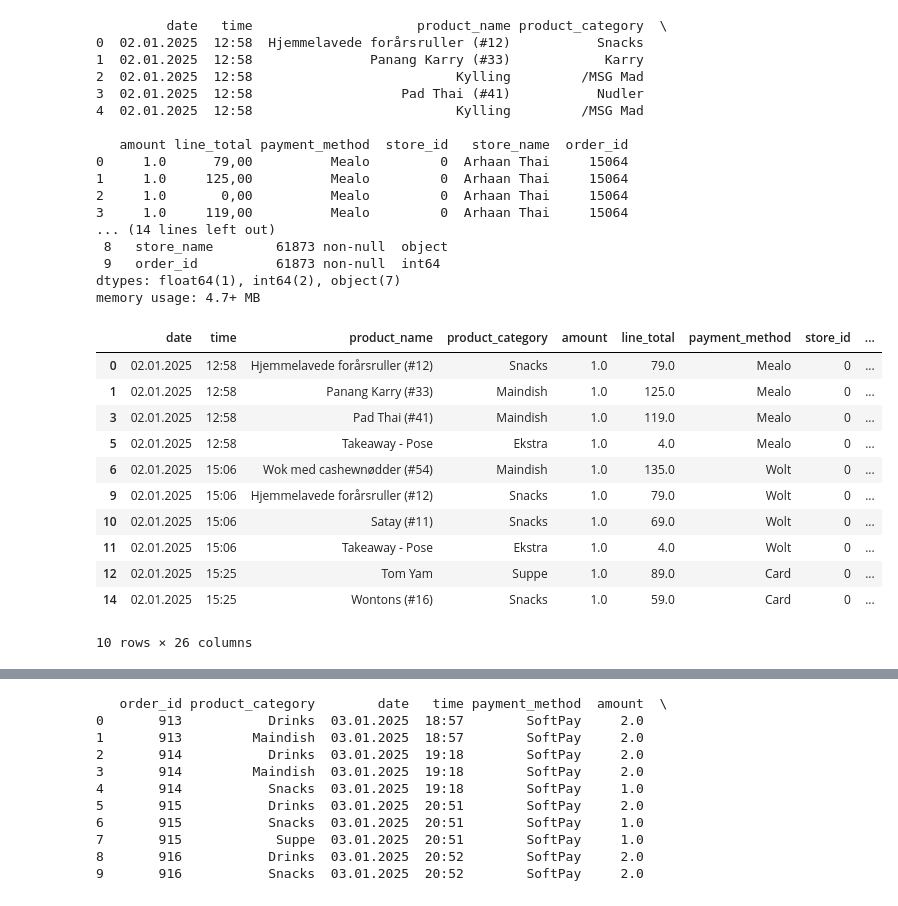
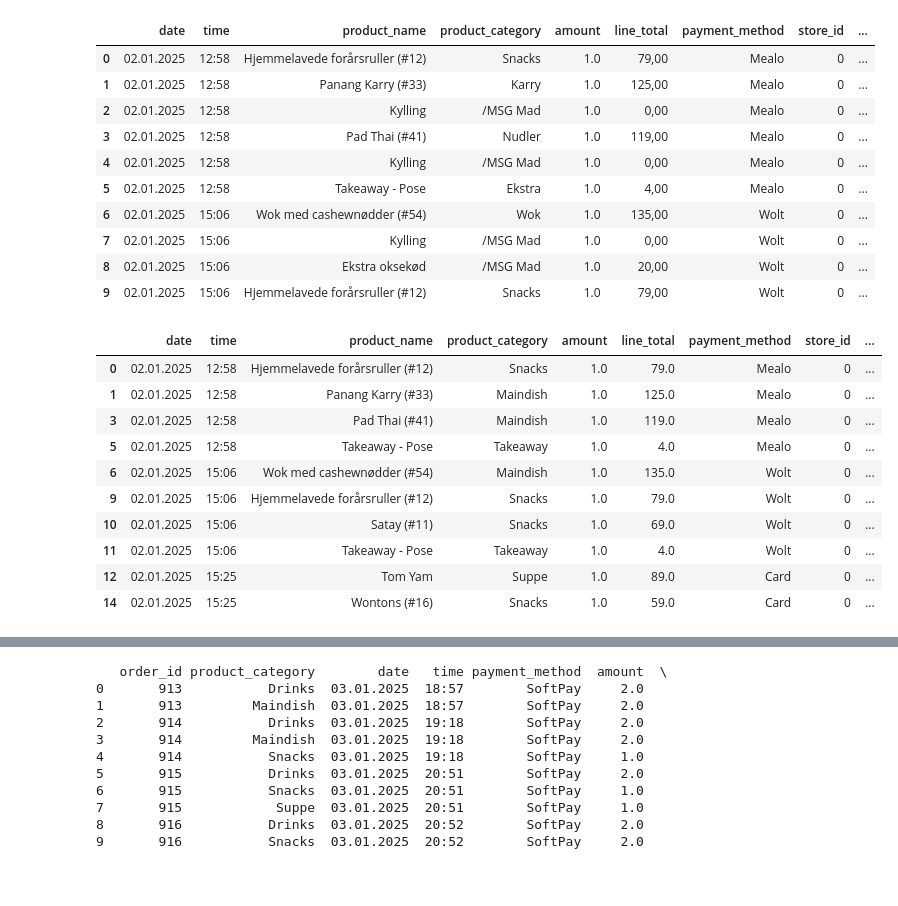
Before and after one commit to AndyTheDragon/dat4bi_examproject, a Jupyter notebook: data_engineering.ipynb, the cells around one changed output, grey strips where cells are left out. Saved outputs shown, nothing was run; the diff lists cells and outputs as text; code cells hidden in the pictures.

Commit message:
wrangled data to a point where all is numbers except weekdays

```diff
--- a/data_engineering.ipynb
+++ b/data_engineering.ipynb
@@ -2,53 +2,48 @@
 import pandas as pd
 names = ['date', 'time', 'product_name', 'product_category', 'amount', 'line_total', 'payment_method', 'store_id', 'store_name', 'order_id']
 df = pd.read_csv('data/sales_data_1.csv', delimiter='\t', names=names)
-print(df.head(5))
-df.info()
+df.head(10)
 # %% [output]
-         date   time                     product_name product_category  \
-0  02.01.2025  12:58  Hjemmelavede forårsruller (#12)           Snacks
-1  02.01.2025  12:58               Panang Karry (#33)            Karry
-2  02.01.2025  12:58                          Kylling         /MSG Mad
-3  02.01.2025  12:58                   Pad Thai (#41)           Nudler
-4  02.01.2025  12:58                          Kylling         /MSG Mad
-
-   amount line_total payment_method  store_id   store_name  order_id
-0     1.0      79,00          Mealo         0  Arhaan Thai     15064
-1     1.0     125,00          Mealo         0  Arhaan Thai     15064
-2     1.0       0,00          Mealo         0  Arhaan Thai     15064
-3     1.0     119,00          Mealo         0  Arhaan Thai     15064
-... (14 lines left out)
- 8   store_name        61873 non-null  object
- 9   order_id          61873 non-null  int64
-dtypes: float64(1), int64(2), object(7)
-memory usage: 4.7+ MB
+|  | date | time | product_name | product_category | amount | line_total | payment_method | store_id | ... |
+| 0 | 02.01.2025 | 12:58 | Hjemmelavede forårsruller (#12) | Snacks | 1.0 | 79,00 | Mealo | 0 | ... |
+| 1 | 02.01.2025 | 12:58 | Panang Karry (#33) | Karry | 1.0 | 125,00 | Mealo | 0 | ... |
+| 2 | 02.01.2025 | 12:58 | Kylling | /MSG Mad | 1.0 | 0,00 | Mealo | 0 | ... |
+| 3 | 02.01.2025 | 12:58 | Pad Thai (#41) | Nudler | 1.0 | 119,00 | Mealo | 0 | ... |
+| 4 | 02.01.2025 | 12:58 | Kylling | /MSG Mad | 1.0 | 0,00 | Mealo | 0 | ... |
+| 5 | 02.01.2025 | 12:58 | Takeaway - Pose | Ekstra | 1.0 | 4,00 | Mealo | 0 | ... |
+| 6 | 02.01.2025 | 15:06 | Wok med cashewnødder (#54) | Wok | 1.0 | 135,00 | Wolt | 0 | ... |
+| 7 | 02.01.2025 | 15:06 | Kylling | /MSG Mad | 1.0 | 0,00 | Wolt | 0 | ... |
+| 8 | 02.01.2025 | 15:06 | Ekstra oksekød | /MSG Mad | 1.0 | 20,00 | Wolt | 0 | ... |
+| 9 | 02.01.2025 | 15:06 | Hjemmelavede forårsruller (#12) | Snacks | 1.0 | 79,00 | Wolt | 0 | ... |
 # %%
 df['product_category'] = df['product_category'].replace({'Karry': 'Maindish', 'Wok': 'Maindish', 'Nudler': 'Maindish', 'Specialiteter': 'Maindish', 'Børnemenu': 'Maindish'})
 df['product_category'] = df['product_category'].replace({'Drikkevarer': 'Drinks', 'Øl og drinks': 'Drinks', 'Vin': 'Drinks'})
+
+# Update product_category to "Takeaway" where product_name is "Takeaway - Pose"
+df.loc[df['product_name'] == 'Takeaway - Pose', 'product_category'] = 'Takeaway'
 
 # remove rows where product_name starts with '/MSG'
 df = df[~df['product_category'].str.startswith('/MSG', na=False)]
 
 # ensure numeric types
 df['amount'] = pd.to_numeric(df['amount'], errors='coerce').fillna(0)
 # fix price: replace comma decimal separators and convert to numeric
 df['line_total'] = df['line_total'].astype(str).str.replace(',', '.', regex=False)
 df['line_total'] = pd.to_numeric(df['line_total'], errors='coerce').fillna(0.0)
 
 df.head(10)
 # %% [output]
 |  | date | time | product_name | product_category | amount | line_total | payment_method | store_id | ... |
 | 0 | 02.01.2025 | 12:58 | Hjemmelavede forårsruller (#12) | Snacks | 1.0 | 79.0 | Mealo | 0 | ... |
 | 1 | 02.01.2025 | 12:58 | Panang Karry (#33) | Maindish | 1.0 | 125.0 | Mealo | 0 | ... |
 | 3 | 02.01.2025 | 12:58 | Pad Thai (#41) | Maindish | 1.0 | 119.0 | Mealo | 0 | ... |
-| 5 | 02.01.2025 | 12:58 | Takeaway - Pose | Ekstra | 1.0 | 4.0 | Mealo | 0 | ... |
+| 5 | 02.01.2025 | 12:58 | Takeaway - Pose | Takeaway | 1.0 | 4.0 | Mealo | 0 | ... |
 | 6 | 02.01.2025 | 15:06 | Wok med cashewnødder (#54) | Maindish | 1.0 | 135.0 | Wolt | 0 | ... |
 | 9 | 02.01.2025 | 15:06 | Hjemmelavede forårsruller (#12) | Snacks | 1.0 | 79.0 | Wolt | 0 | ... |
 | 10 | 02.01.2025 | 15:06 | Satay (#11) | Snacks | 1.0 | 69.0 | Wolt | 0 | ... |
-| 11 | 02.01.2025 | 15:06 | Takeaway - Pose | Ekstra | 1.0 | 4.0 | Wolt | 0 | ... |
+| 11 | 02.01.2025 | 15:06 | Takeaway - Pose | Takeaway | 1.0 | 4.0 | Wolt | 0 | ... |
 | 12 | 02.01.2025 | 15:25 | Tom Yam | Suppe | 1.0 | 89.0 | Card | 0 | ... |
 | 14 | 02.01.2025 | 15:25 | Wontons (#16) | Snacks | 1.0 | 59.0 | Card | 0 | ... |
-10 rows × 26 columns
 # %%
 # Add columns for number of items per category per order
 category_counts = df.groupby(['order_id', 'product_category'])['amount'].sum().unstack(fill_value=0)
```
Also changed, not shown: parts of 4 cells of this notebook.
